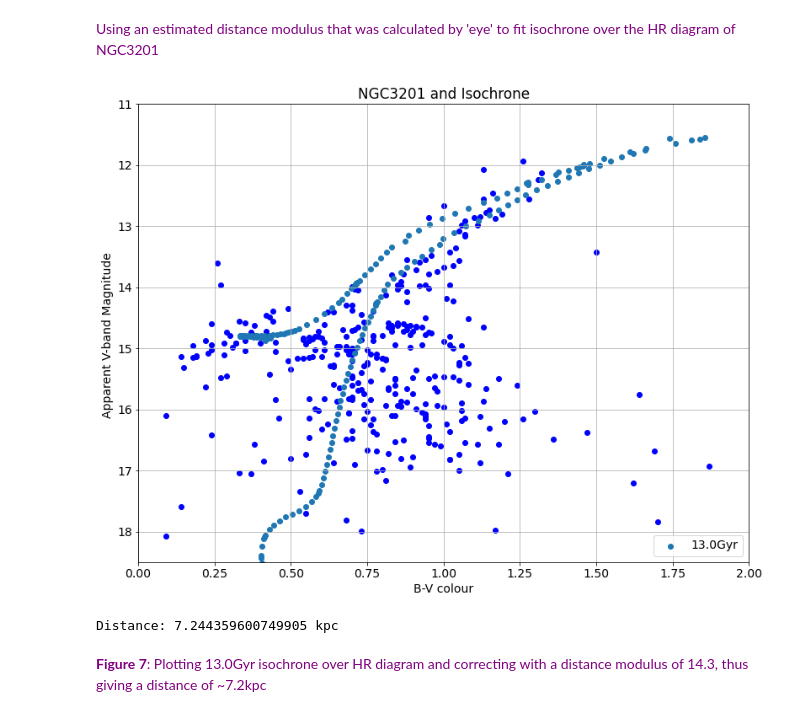
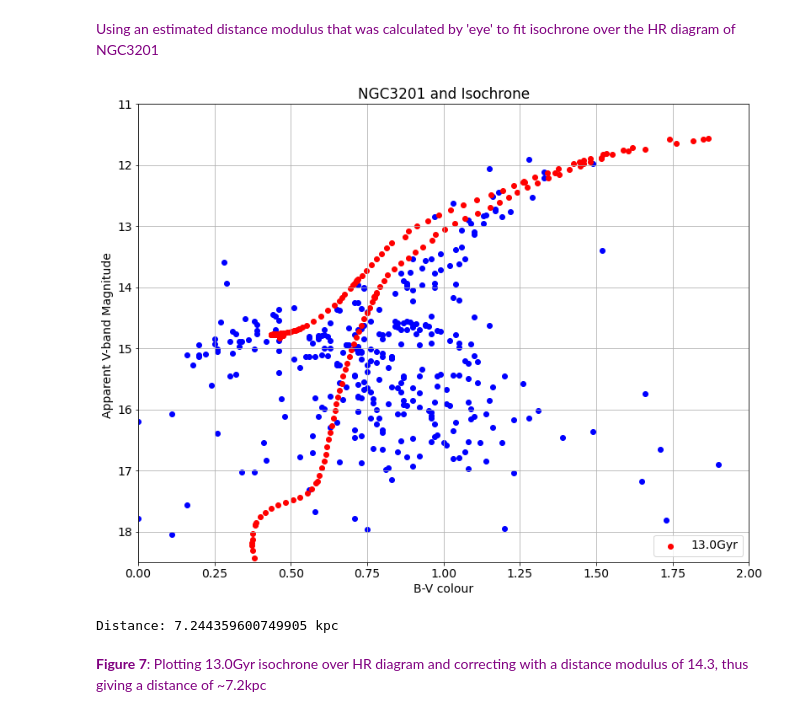
Before and after one commit to evgenyneu/asp3231_project, a Jupyter notebook: code/080_science/science_age_and_distance.ipynb, the cells around one changed output. Saved outputs shown, nothing was run; the diff lists cells and outputs as text; code cells hidden in the pictures.

```diff
--- a/code/080_science/science_age_and_distance.ipynb
+++ b/code/080_science/science_age_and_distance.ipynb
@@ -31,9 +31,9 @@ for i in lines:
 # note to self: data is represented as string
 for x in lines_:
     B.append((x.split(',')[2]))           # adding all B magnitude data to array 'B'...
-    V.append((x.split(',')[3]))
-    R.append((x.split(',')[4]))
-    I.append((x.split(',')[5]))
+    V.append((x.split(',')[4]))
+    R.append((x.split(',')[6]))
+    I.append((x.split(',')[8]))
 
 file.close()                              # close magnitudes.csv
 os.chdir(cwd)                             # returning to the defined current directory
@@ -162,29 +164,37 @@ plot(V,I,"V","I",-0.5, 3.4, 20.5, 9.5)
 ## <font color=purple> Giradi Isochrones
 # %%
 # function collects B and V magnitudes of the isochrone
-## 1 argument --> file_name: the file name of the isochrone
+## 2 argument --> file_name: the file name of the isochrone
+##            --> directory: directory of the isochrone
 
-def isochrone(file_name):
-    os.chdir("giradi isochrones")
+def isochrone(file_name, directory):
+    os.chdir(directory)
     fname = file_name
 
     f = open(fname,"r")
     lines = f.readlines()
     Bi = []
     Vi = []
+    Ri = []
+    Ii = []
+
     for x in lines:
         if x[0]!='#':
-            Bi.append(float(x.split()[26]))
+            Bi.append(float(x.split()[26]))    # B=C26, V=C27, R=C28, I=C29
             Vi.append(float(x.split()[27]))
+            Ri.append(float(x.split()[28]))
+            Ii.append(float(x.split()[29]))
     f.close()
     os.chdir(cwd)
 
-    BVi = numpy.array(Bi)-numpy.array(Vi)
+    #colour = numpy.array(band1_i)-numpy.array(band2_i)
 
-    #print(B1)
-    #print(V1)
+    #print(Bi)
+    #print(Vi)
+    #print(Ri)
+    #print(Ii)
 
-    return Vi, BVi, Bi
+    return Vi, Bi, Ri, Ii               #Vi=0, Bi=1, Ri=2, Ii=3
 # %% [markdown]
 ### <font color=purple> $\star$ Plotting an isochrone
 <font color=purple> Generating a Girardi isochrone for specific ages using: http://stev.oapd.inaf.it/cgi-bin/cmd <br>
@@ -193,11 +203,12 @@ def isochrone(file_name):
 # %%
-iso = isochrone('13Gyr.txt')
+iso = isochrone('13Gyr.txt', 'girardi isochrones/-1.56')
+BVi = numpy.array(iso[1])-numpy.array(iso[0])
 
 plt.rcParams['figure.figsize'] = [15, 15] # define plot size
 plt.axis([0.25, 2, 10, -3.20])            # axes ranges
 
 ax = plt.gca()
-ax.scatter(iso[1], iso[0], color = "r", label = "13.0 Gyr")
+ax.scatter(BVi, iso[0], color = "r", label = "13.0 Gyr")
 
 # axis labels
 plt.rcParams.update({'font.size':14 })
@@ -220,26 +231,26 @@ plt.show()
 <font color=purple> Using an estimated distance modulus that was calculated by 'eye' to fit isochrone over the HR diagram of NGC3201
 # %%
 plot(B,V,"B","V",0 , 2, 18.5, 11)
-
+BVi = numpy.array(iso[1])-numpy.array(iso[0])
 DM = 14.3                                      # distance modulus
 
 V_DM = numpy.array(iso[0]) + DM                # adding distance modulus to the V magnitude of the isochrone
-plt.scatter(iso[1], V_DM, label='13.0Gyr')     # scatter plot
+plt.scatter(BVi, V_DM, label='13.0Gyr', color = "r")        # scatter plot
 
 # axis labels and grid
 plt.xlabel('B-V colour')
 plt.ylabel('Apparent V-band Magnitude ')
 plt.title('NGC3201 and Isochrone')
 plt.grid(True)
 plt.legend(loc='lower right')
 
 plt.show()
 
 # calculating distance
 distance=(10.0**(DM/5))*10
 print("Distance:", distance/1000, "kpc")
 # %% [output]
-[figure, old version]
+[figure, new version]
 Distance: 7.244359600749905 kpc
 # %% [markdown]
 <font color=purple> **Figure 7**: Plotting 13.0Gyr isochrone over HR diagram and correcting with a distance modulus of 14.3, thus giving a distance of ~7.2kpc <br>
```
Also changed, not shown: parts of 45 cells of this notebook, 1 other file.
